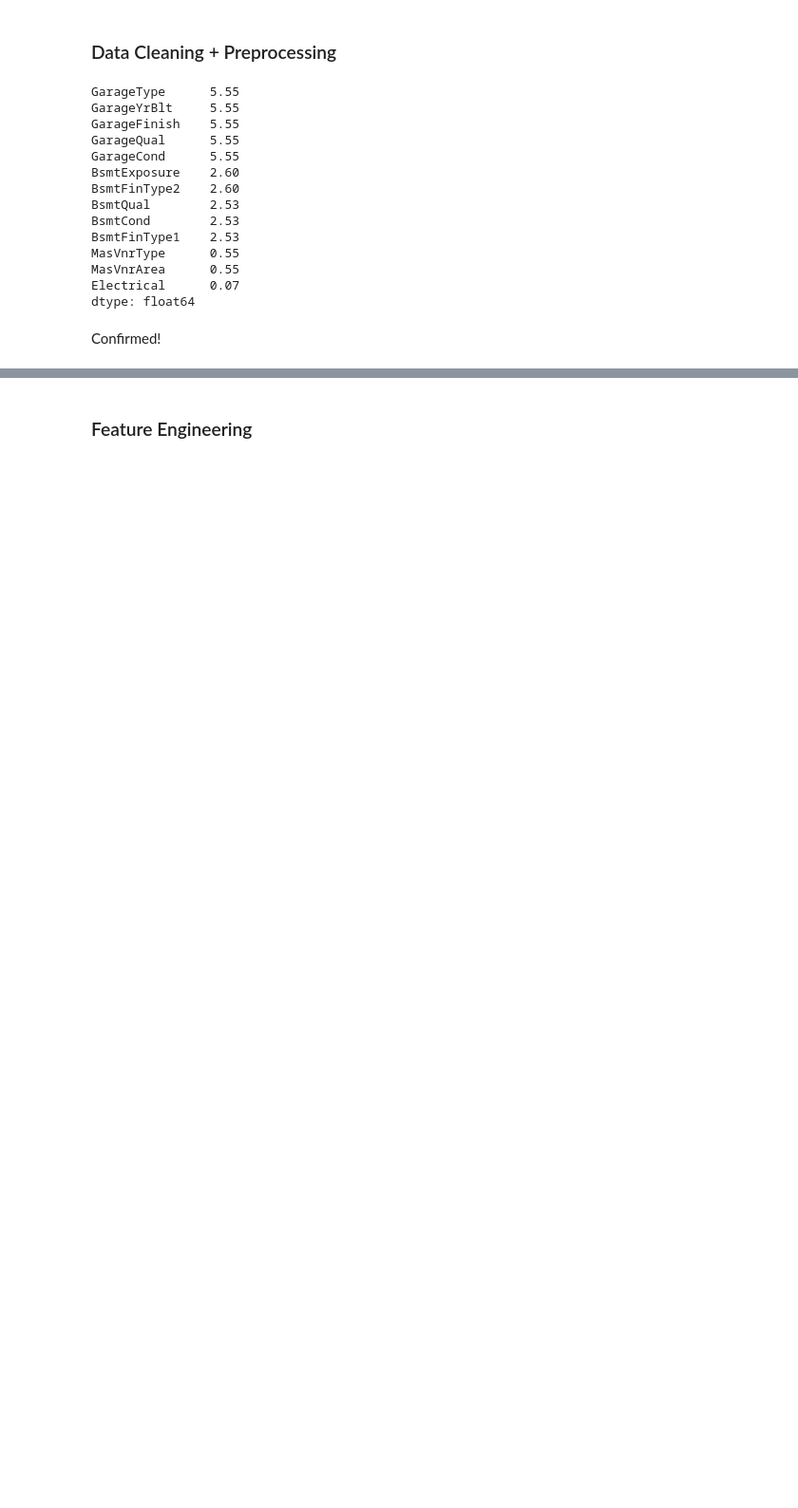
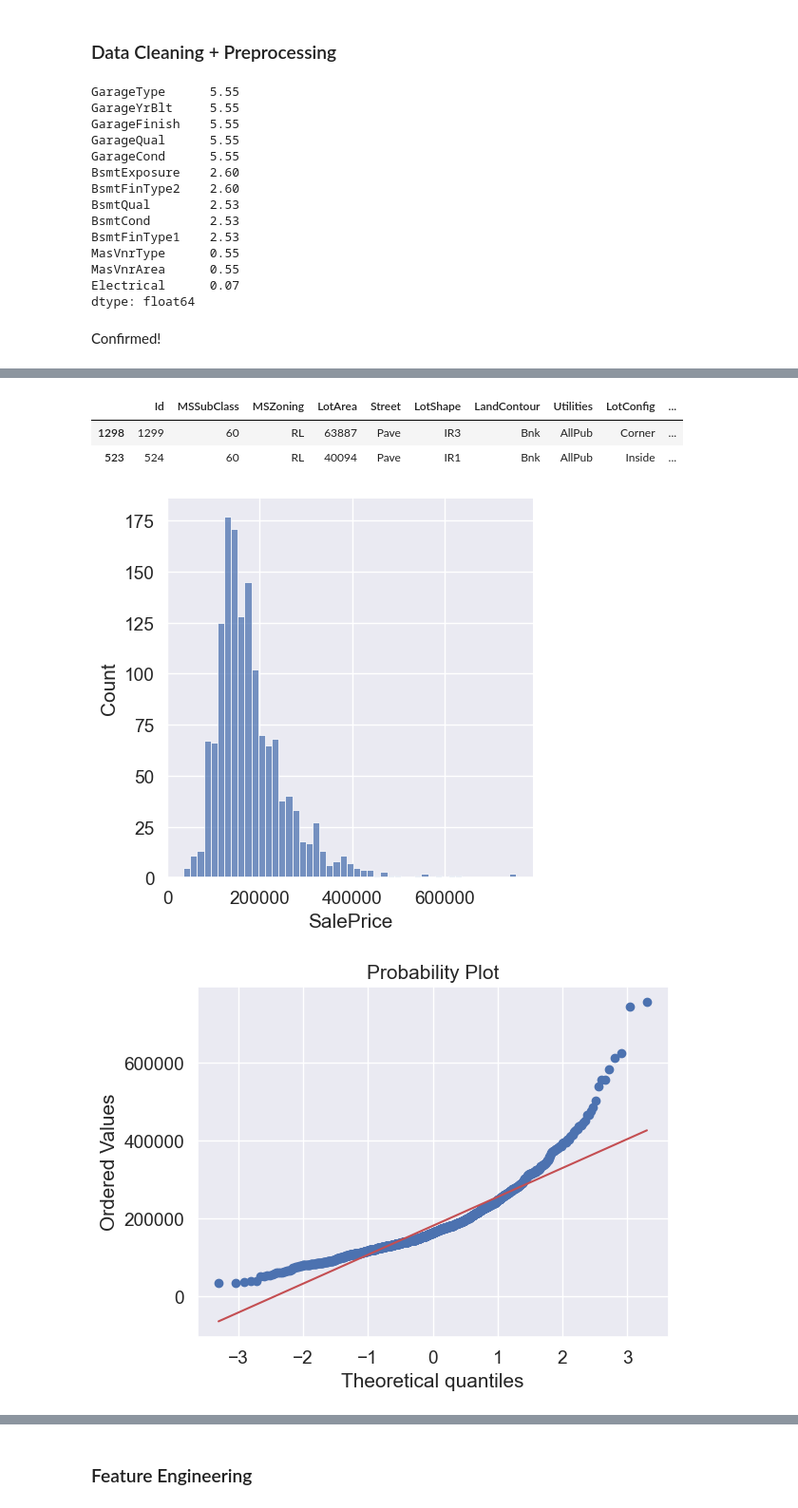
Before and after one commit to mdisant/House-Prices, a Jupyter notebook: notebook.ipynb, the cells around one changed output, grey strips where cells are left out. Shown at 95% size. Cells and saved outputs as stored; diff of their text form; code cells hidden in the pictures; blank space fills up the shorter version.

```diff
--- a/notebook.ipynb
+++ b/notebook.ipynb
@@ -234,0 +280,18 @@ Confirmed!
+# %%
+# Deleting the outliers
+data.sort_values(by = 'GrLivArea', ascending = False)[:2]
+# %% [output]
+|  | Id | MSSubClass | MSZoning | LotArea | Street | LotShape | LandContour | Utilities | LotConfig | ... |
+| 1298 | 1299 | 60 | RL | 63887 | Pave | IR3 | Bnk | AllPub | Corner | ... |
+| 523 | 524 | 60 | RL | 40094 | Pave | IR1 | Bnk | AllPub | Inside | ... |
+# %%
+data = data.drop(data[data['Id'] == 1299].index)
+data = data.drop(data[data['Id'] == 524].index)
+# %%
+# Normalizing SalePrice
+sns.displot(data['SalePrice'])
+fig = plt.figure()
+res = stats.probplot(data['SalePrice'], plot=plt)
+# %% [output]
+[figure, added]
+[figure, added]
```
Also changed, not shown: parts of 21 cells of this notebook, 1 other file.
